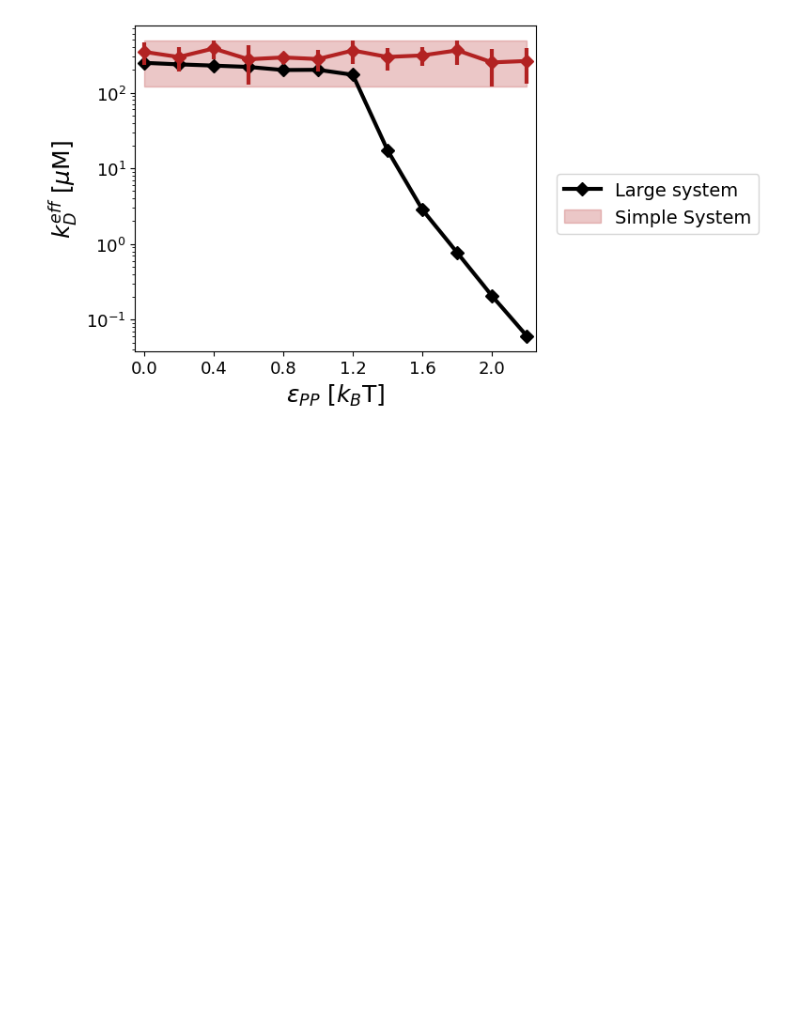
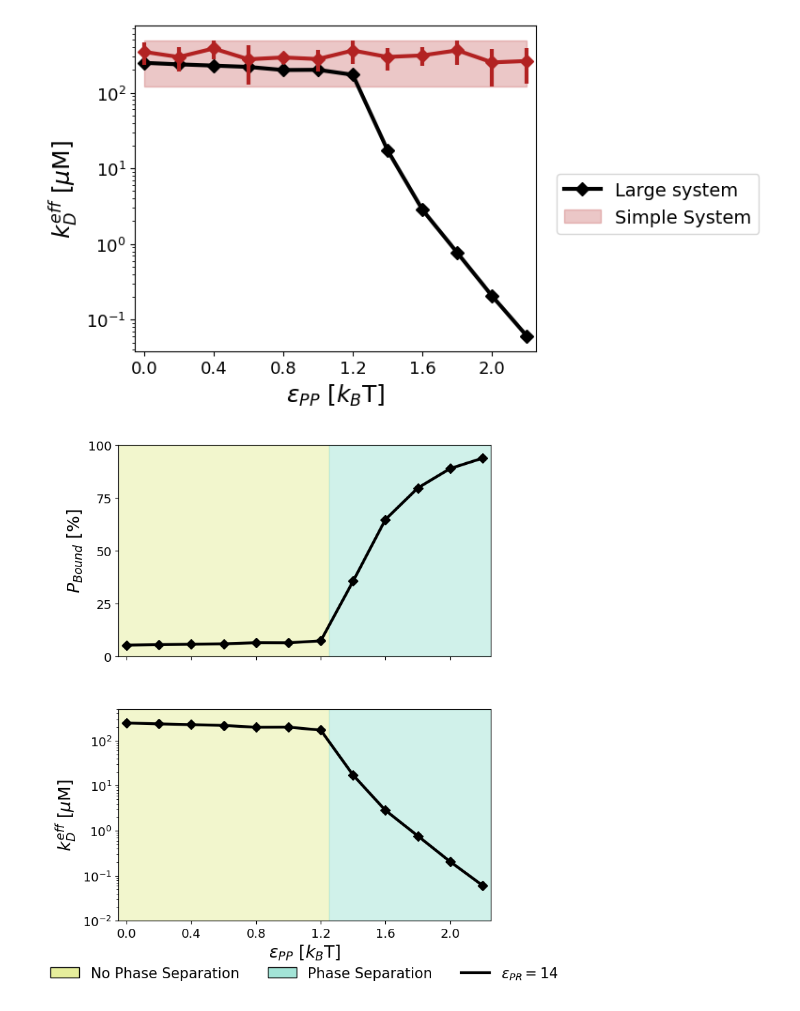
Before and after one commit to erbad/CondensateModel, a Jupyter notebook: Figure3-kD/PlotKD.ipynb, the cells around one changed output. Saved outputs shown, nothing was run; the diff lists cells and outputs as text; code cells hidden in the pictures; blank space fills up the shorter version.

Commit message:
kD picture + Plot kD script fixed

```diff
--- a/Figure3-kD/PlotKD.ipynb
+++ b/Figure3-kD/PlotKD.ipynb
@@ -181,3 +181,81 @@ fig.savefig('kD-Comparison-A10.png', dpi=300, bbox_inches='tight')
 #fig.legend(loc="center right", bbox_to_anchor=(1.12, 0.5), ncol=1, fontsize=14)
 # %% [output]
 [figure]
+# %%
+fig, (ax,bx) = plt.subplots(nrows=2,ncols=1,figsize=(7,9), sharex=True)
+
+ax.set_ylim([0,1])
+ax.set_xlim([-.05,2.25])
+
+#ax.set_xlabel(r'$\varepsilon_{PP}$ [$k_B$T]', fontsize=18)
+#ax.set_xticks([0, 0.4, 0.8, 1.2, 1.6, 2.0])
+#ax.set_xticklabels(['0.0', '0.4', '0.8', '1.2', '1.6', '2.0'], fontsize=13)
+
+ax.set_ylabel(r'$P_{Bound}$ [%]', fontsize=18)
+ax.set_yticks([0, 0.25, 0.5, 0.75, 1.0])
+ax.set_yticklabels(['0', '25', '50', '75', '100'], fontsize=13)
+
+Occ_ePR14 = [DataCond[p]['Occupancy'] for p in DataCond.keys()]
+
+ax.plot(DataCond.keys(), np.array(Occ_ePR14), marker='D', markersize=7, color='#000000', linewidth=3)#, label=r'$\varepsilon_{PR}=14$')
+
+ax.fill_betweenx(y=[0,1], x1=-0.05, x2=1.25, color='#E6EE9C', alpha=0.5, )
+ax.fill_betweenx(y=[0,1], x1=1.25, x2=2.25, color='#A3E4D7', alpha=0.5)
+
+area1_patch = mpatches.Patch(facecolor='#E6EE9C', edgecolor='#000000', label='No Phase Separation')
+area2_patch = mpatches.Patch(facecolor='#A3E4D7', edgecolor='#000000', label='Phase Separation')
+line_legend = mlines.Line2D([], [], color='#000000', linestyle='-', linewidth=3, label=r'$\varepsilon_{PR}=14$')
+
+box = ax.get_position()
+ax.set_position([box.x0, box.y0 + box.height * 0.1,
+                 box.width, box.height * 0.9])
+
+# Add the custom legend
+#ax.legend(handles=[area1_patch, area2_patch, line_legend], loc='upper center', bbox_to_anchor=(0.5, -0.15),
+#           fontsize=15, frameon=False, ncols=3)
+
+###################
+# ######
+# ######
+#  KD
+
+kD_ePR14 = [DataCond[p]['kD'] for p in DataCond.keys()]
+
+
+bx.set_ylim([0.01,500])
+bx.set_xlim([-.05,2.25])
+
+bx.set_xlabel(r'$\varepsilon_{PP}$ [$k_B$T]', fontsize=18)
+bx.set_xticks([0, 0.4, 0.8, 1.2, 1.6, 2.0])
+bx.set_xticklabels(['0.0', '0.4', '0.8', '1.2', '1.6', '2.0'], fontsize=13)
+
+bx.set_ylabel(r'$k_D^{eff}$ [$\mu \text{M}$]', fontsize=18)
+bx.set_yticks([1, 10, 100, 500])
+bx.set_yticklabels([1, 10, 100, 500], fontsize=13)
+
+bx.semilogy(DataCond.keys(), kD_ePR14, marker='D', markersize=7, color='#000000', linewidth=3)#, label=r'$\varepsilon_{PR}=14$')
+
+bx.fill_betweenx(y=[0,500], x1=-0.05, x2=1.25, color='#E6EE9C', alpha=0.5, )
+bx.fill_betweenx(y=[0,500], x1=1.25, x2=2.25, color='#A3E4D7', alpha=0.5)
+
+area1_patch = mpatches.Patch(facecolor='#E6EE9C', edgecolor='#000000', label='No Phase Separation')
+area2_patch = mpatches.Patch(facecolor='#A3E4D7', edgecolor='#000000', label='Phase Separation')
+line_legend = mlines.Line2D([], [], color='#000000', linestyle='-', linewidth=3, label=r'$\varepsilon_{PR}=14$')
+
+box = bx.get_position()
+bx.set_position([box.x0, box.y0 + box.height * 0.1,
+                 box.width, box.height * 0.9])
+
+# Add the custom legend
+bx.legend(handles=[area1_patch, area2_patch, line_legend], loc='upper center', bbox_to_anchor=(0.5, -0.15),
+           fontsize=15, frameon=False, ncols=3)
+
+plt.subplots_adjust(wspace=0, hspace=0.25)
+
+fig.savefig('kD_ePR14.png', dpi=300, bbox_inches='tight')
+
+fig.savefig('PercBound+kD_ePR14.png', dpi=300, bbox_inches='tight')
+
+#fig.legend(loc="center right", bbox_to_anchor=(1.12, 0.5), ncol=1, fontsize=14)
+# %% [output]
+[figure, added]
```
Also changed, not shown: parts of 1 cell of this notebook, 2 other files.
